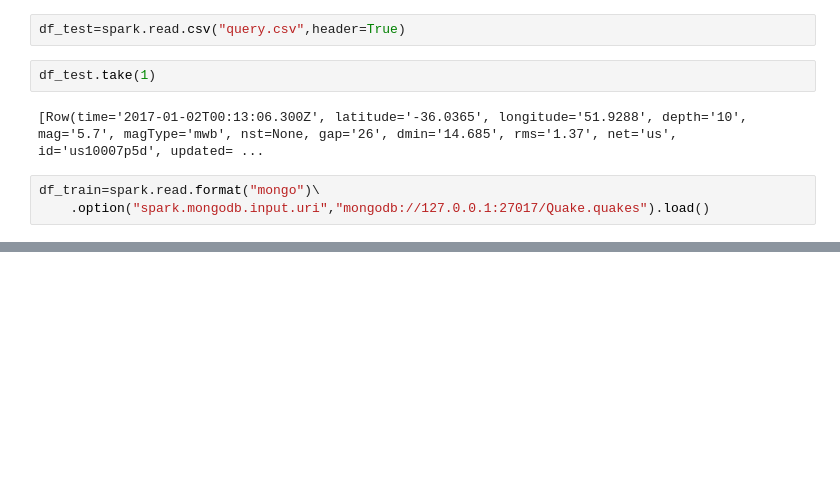
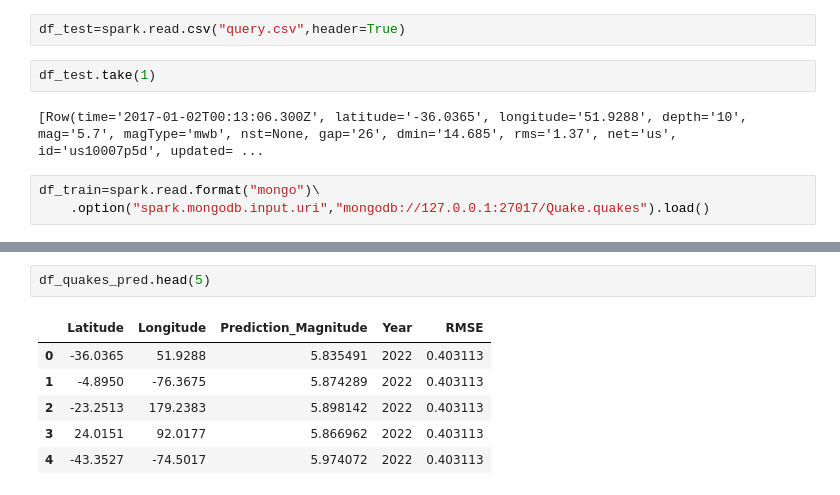
Before and after one commit to Koffivi/PROJECTS, a Jupyter notebook: Pyspark_Pipeline.ipynb, the cells around one changed output, grey strips where cells are left out. Saved outputs shown, nothing was run; the diff lists cells and outputs as text; blank space fills up the shorter version.

```diff
--- a/Pyspark_Pipeline.ipynb
+++ b/Pyspark_Pipeline.ipynb
@@ -363,0 +418,9 @@ only showing top 5 rows
+# %%
+df_quakes_pred.head(5)
+# %% [output]
+|  | Latitude | Longitude | Prediction_Magnitude | Year | RMSE |
+| 0 | -36.0365 | 51.9288 | 5.835491 | 2022 | 0.403113 |
+| 1 | -4.8950 | -76.3675 | 5.874289 | 2022 | 0.403113 |
+| 2 | -23.2513 | 179.2383 | 5.898142 | 2022 | 0.403113 |
+| 3 | 24.0151 | 92.0177 | 5.866962 | 2022 | 0.403113 |
+| 4 | -43.3527 | -74.5017 | 5.974072 | 2022 | 0.403113 |
```
Also changed, not shown: parts of 67 cells of this notebook.
